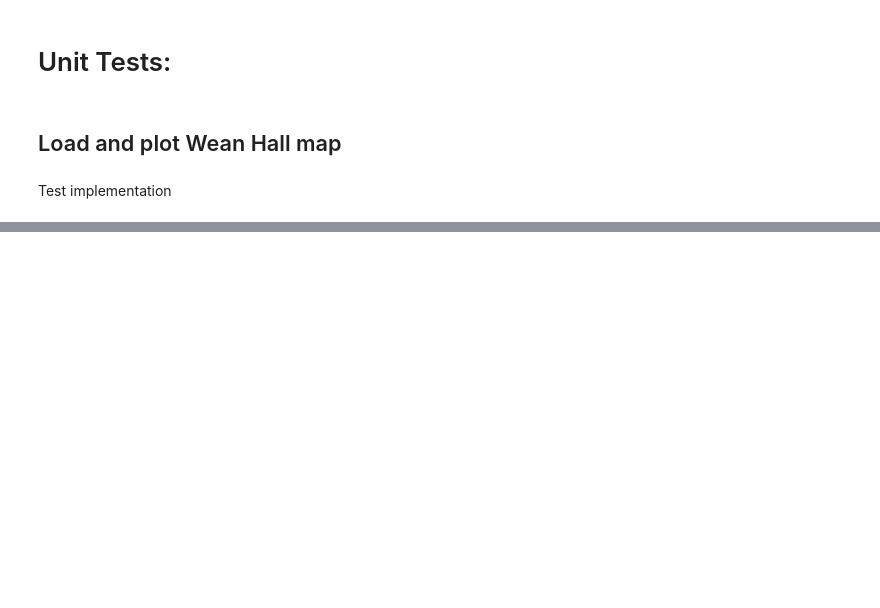
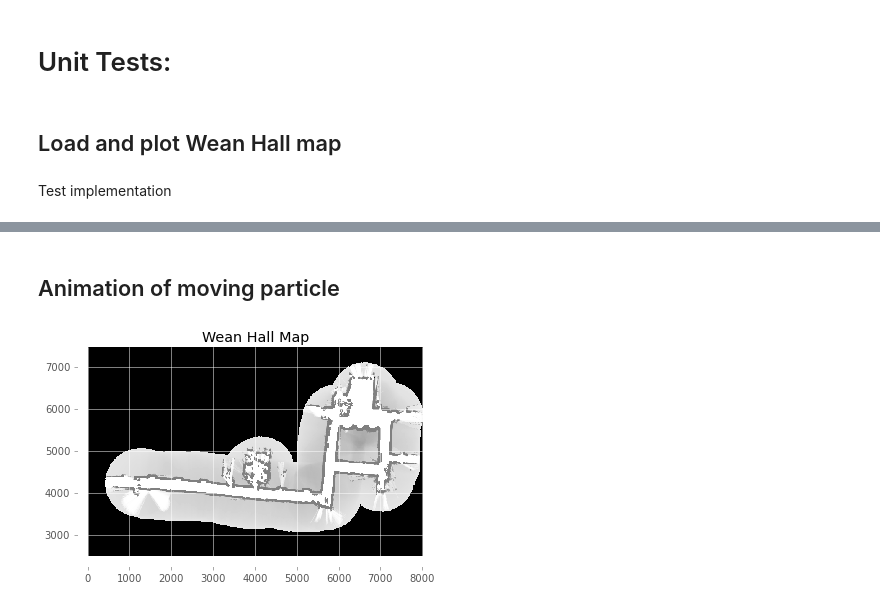
Before and after one commit to sjobeek/robostats_mcl, a Jupyter notebook: mcl_tests.ipynb, the cells around one changed output, grey strips where cells are left out. Cells and saved outputs as stored; diff of their text form; code cells hidden in the pictures; blank space fills up the shorter version.

```diff
--- a/mcl_tests.ipynb
+++ b/mcl_tests.ipynb
@@ -73,0 +159,24 @@ Name: 0, dtype: int64
+# %% [markdown]
+## Animation of moving particle
+# %%
+import matplotlib.animation as animation
+
+sensor = mcl.laser_sensor()
+particle = mcl.robot_particle(global_map, sensor)
+fig, ax = plt.subplots()
+
+def init():
+    mcl.draw_map_state(global_map, ax=ax)
+
+def animate(message):
+    #plt.cla()
+    #mcl.draw_map_state(global_map, ax=ax)
+    particle.sample_motion(message)
+    mcl.plot_particle(particle, ax)
+
+ani = animation.FuncAnimation(fig, animate, logdata.values[::50], init_func=init,
+    interval=50, blit=False, repeat=False)
+
+plt.show()
+# %% [output]
+[figure, added]
```
Also changed, not shown: parts of 21 cells of this notebook, 3 other files.
